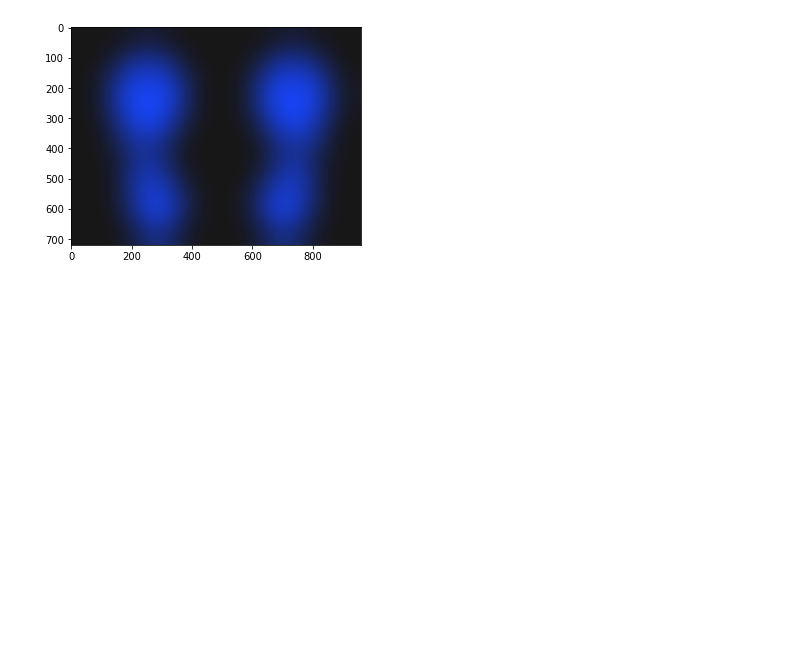
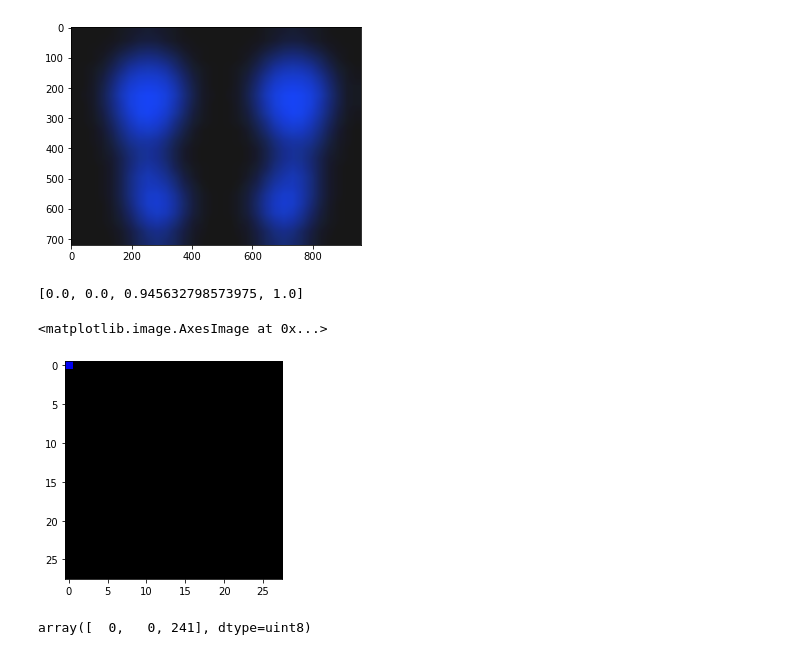
Before and after one commit to atick-faisal/Thermogram-Platform-App, a Jupyter notebook: utils/Thermogram.ipynb, the cells around one changed output. Drawn from its saved outputs; the diff is of its cells as text; code cells hidden in the pictures; blank space fills up the shorter version.

```diff
--- a/utils/Thermogram.ipynb
+++ b/utils/Thermogram.ipynb
@@ -161,3 +162,28 @@ plt.imshow(thermogram)
 # %% [output]
 <matplotlib.image.AxesImage at 0x...>
 [figure]
+# %%
+from matplotlib.pyplot import cm
+
+
+list(cm.jet(0.1))
+# %% [output]
+[0.0, 0.0, 0.945632798573975, 1.0]
+# %%
+import numpy as np
+import matplotlib.pyplot as plt
+
+img = np.zeros((28, 28, 3), dtype=np.uint8)
+img[0, 0, :] = np.array(cm.jet(0.1))[0:3] * 255
+# img[:, :, 0] = round(cm.jet(0.1)[0] * 255.0)
+# img[:, :, 1] = round(cm.jet(0.1)[1] * 255.0)
+# img[:, :, 2] = round(cm.jet(0.1)[2] * 255.0)
+
+plt.imshow(img)
+# %% [output]
+<matplotlib.image.AxesImage at 0x...>
+[figure, added]
+# %%
+img[0, 0, :]
+# %% [output]
+array([  0,   0, 241], dtype=uint8)
```
Also changed, not shown: parts of 1 cell of this notebook, 5 other files.
